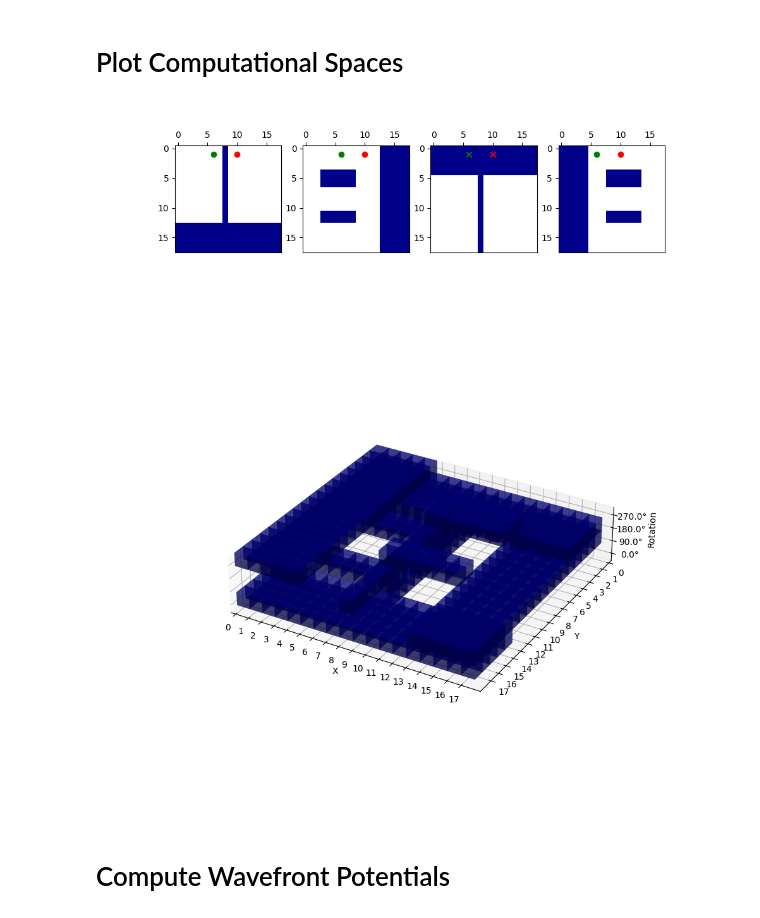
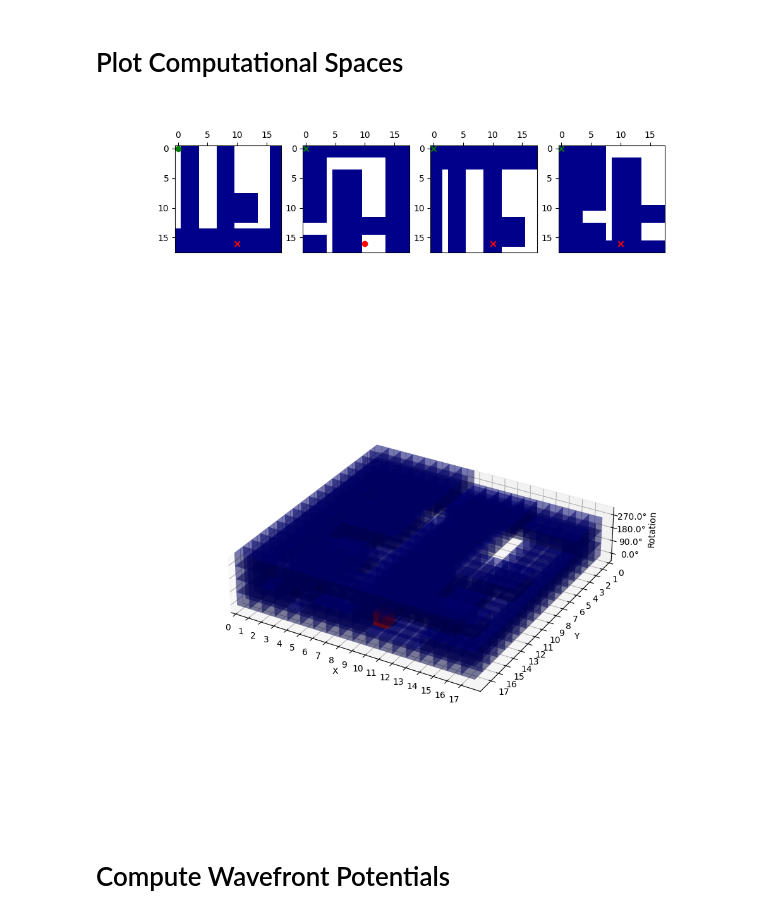
Before and after one commit to ca-schue/potential-field, a Jupyter notebook: pot-field-gradient-wavefront.ipynb, the cells around one changed output. Cells and saved outputs as stored; diff of their text form; code cells hidden in the pictures.

```diff
--- a/pot-field-gradient-wavefront.ipynb
+++ b/pot-field-gradient-wavefront.ipynb
@@ -2,12 +2,12 @@
 # Parameters
 # %%
 # Robotermaße
-robot_width = 1
-robot_length = 6
+robot_width = 3
+robot_length = 5
 
 # Start- und Zielpunkt festlegen
-start_point = (6, 1, 0)
-goal_point = (10, 1, 0)
+start_point = (0, 0, 0)
+goal_point = (10, 16, 1)
 current_position=start_point
 # %% [markdown]
 # Define Occupancy Grid
@@ -39,15 +39,39 @@ occupancy_grid = generate_empty_occupancy_grid(18)
 occupancy_grid = add_obstacle(
     occupancy_grid=occupancy_grid,
     width=1,
+    length=11,
+    x=3,
+    y=0)
+occupancy_grid = add_obstacle(
+    occupancy_grid=occupancy_grid,
+    width=1,
     length=3,
-    x=8,
+    x=3,
+    y=15)
+occupancy_grid = add_obstacle(
+    occupancy_grid=occupancy_grid,
+    width=3,
+    length=0,
+    x=7,
     y=4)
 occupancy_grid = add_obstacle(
     occupancy_grid=occupancy_grid,
     width=1,
-    length=2,
-    x=8,
-    y=11)
+    length=13,
+    x=9,
+    y=4)
+occupancy_grid = add_obstacle(
+    occupancy_grid=occupancy_grid,
+    width=1,
+    length=9,
+    x=9,
+    y=4)
+occupancy_grid = add_obstacle(
+    occupancy_grid=occupancy_grid,
+    width=5,
+    length=1,
+    x=9,
+    y=12)
 # %% [markdown]
 # Plot Occupancy Grid
 # %%
@@ -328,7 +352,7 @@ for rotation in range(4):
 
 plt.show()
 # %% [output]
-[figure, old version]
+[figure, new version]
 # %%
 import matplotlib.pyplot as plt
 import numpy as np
@@ -350,7 +374,7 @@ def visualize_computational_space(computational_space, ax, force_field_x=None, f
             for x in range(size_x):
                 if not computational_space[r, y, x]:
                     # Plotte einen Würfel mit gleichen Abmessungen in allen Richtungen
-                    ax.bar3d(x - 0.5, y - 0.5, r, 1, 1, 1, color=obstacle_color, alpha=0.5)
+                    ax.bar3d(x - 0.5, y - 0.5, r, 1, 1, 1, color=obstacle_color, alpha=0.3)
                 else:
                     if force_field_x is not None and force_field_y is not None and force_field_rotation is not None:
                         # Berechne die Länge des Kraftvektors für diesen Punkt
@@ -371,7 +395,7 @@ def visualize_computational_space(computational_space, ax, force_field_x=None, f
 
     if current_position is not None:
         current_x, current_y, current_rotation = current_position
-        # Plotte einen Würfel für den Startpunkt
+        # Plotte einen Würfel für die aktuelle Position
         ax.bar3d(current_x - 0.5, current_y - 0.5, current_rotation, 1, 1, 1, color=current_color, alpha=0.5)
 
     ax.set_xlabel('X')
@@ -381,34 +405,34 @@ def visualize_computational_space(computational_space, ax, force_field_x=None, f
     # Invertiere die Y-Achse
     ax.invert_yaxis()
 
     # Passe die Skalierung der Z-Achse manuell an
     ax.set_xlim(0, size_x)
     ax.set_ylim(0, size_y)
     ax.set_zlim(0, rotation)
 
     # Passe die Z-Koordinaten an, um die Würfel über der XY-Ebene zu positionieren
     ax.set_box_aspect([size_x / rotation, size_y / rotation, 1])
 
     # Passe die Position der Z-Ticks an
     ax.set_zticks(np.arange(0, rotation, 1) + 0.5)
     ax.set_zticklabels([f'{angle}°' for angle in np.arange(0, 360, 360/rotation)])
 
     # Passe die Position der X- und Y-Ticks an
     ax.set_xticks(np.arange(0, size_x, 1))
     ax.set_yticks(np.arange(0, size_y, 1))
     ax.invert_yaxis()
 
 
 fig = plt.figure(figsize=(10, 8))
 plot_axis = fig.add_subplot(111, projection='3d')
 visualize_computational_space(
     computational_space=computational_space,
     goal_point=goal_point,
     start_point=start_point,
     ax=plot_axis)
 plt.show()
 # %% [output]
-[figure, old version]
+[figure, new version]
 # %% [markdown]
 # Compute Wavefront Potentials
 # %%
```
Also changed, not shown: parts of 8 cells of this notebook.
